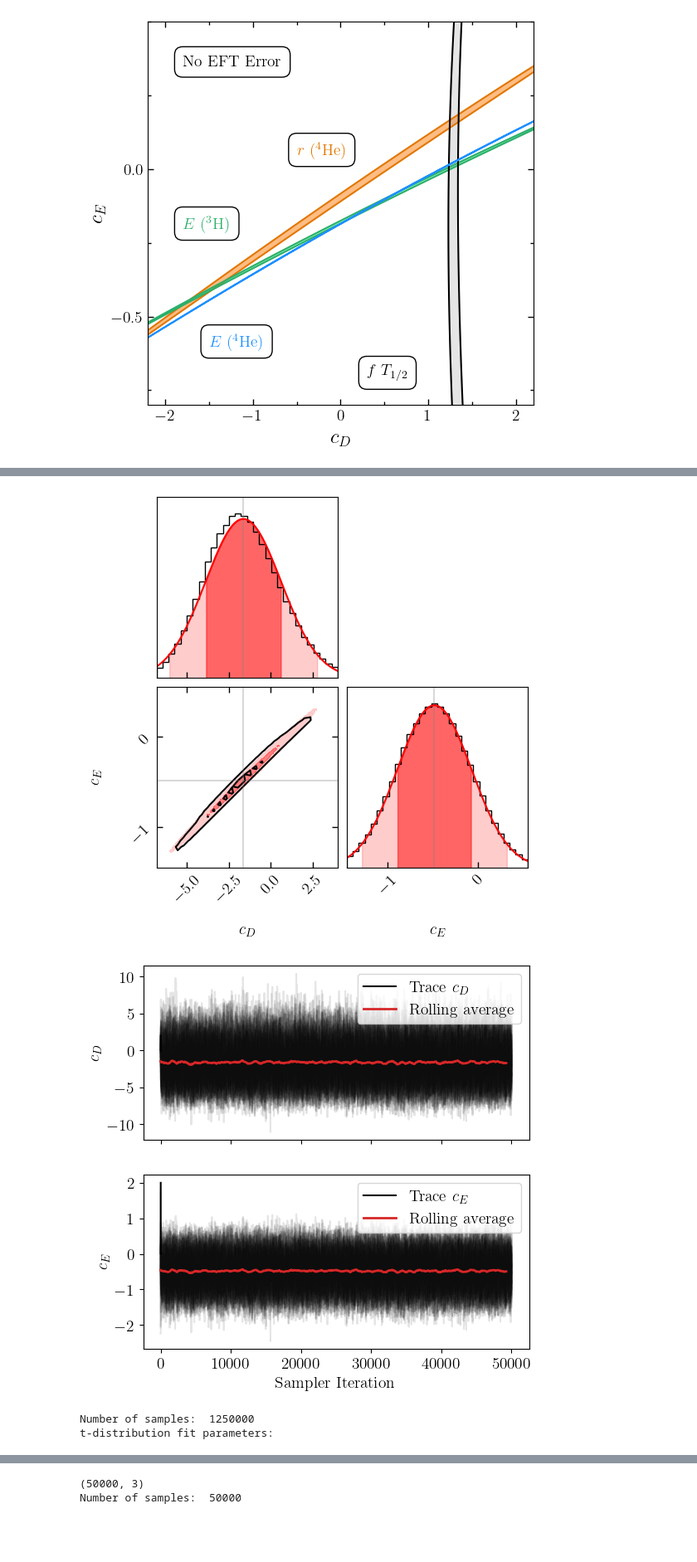
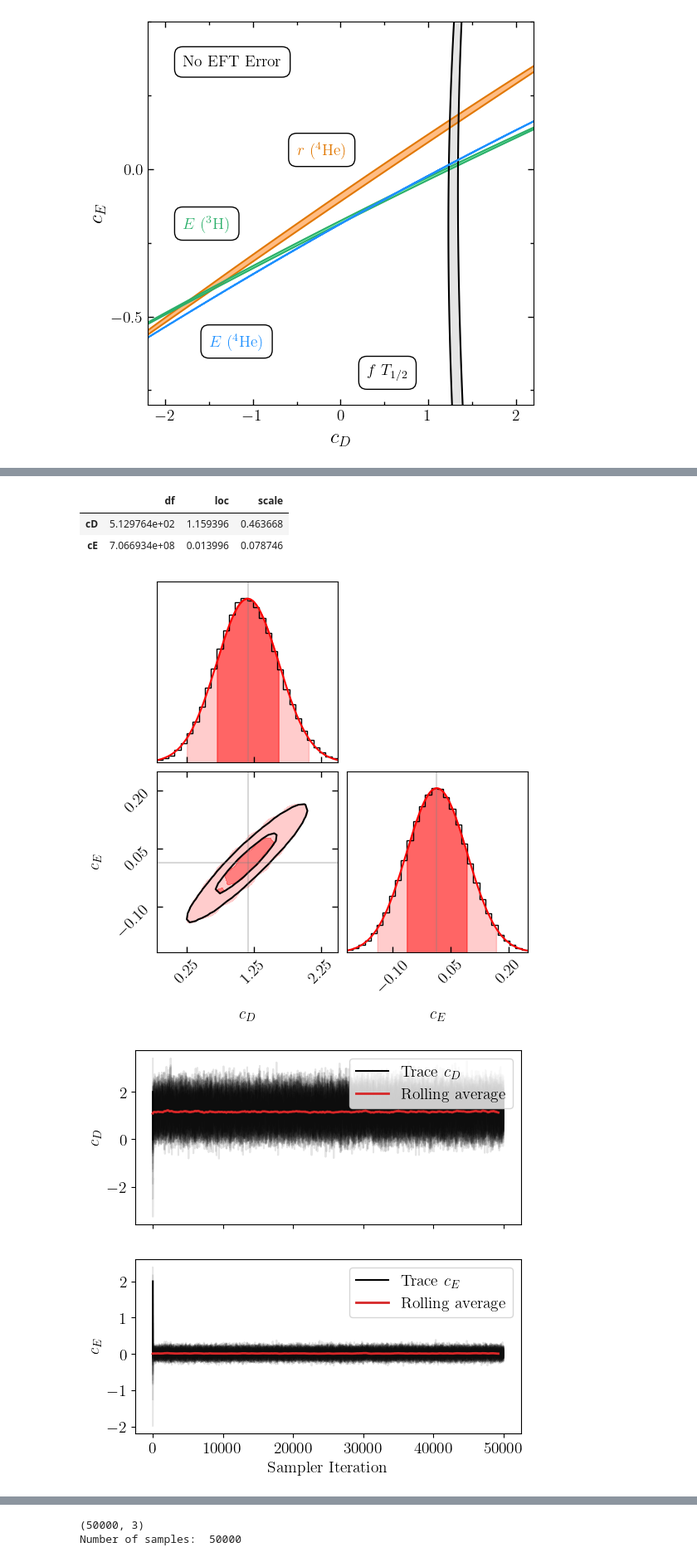
Before and after one commit to stommen/tif285-projects, a Jupyter notebook: project_1/project1_JHOS.ipynb, the cells around one changed output, grey strips where cells are left out. Shown at 83% size. Saved outputs shown, nothing was run; the diff lists cells and outputs as text; code cells hidden in the pictures; blank space fills up the shorter version.

```diff
--- a/project_1/project1_JHOS.ipynb
+++ b/project_1/project1_JHOS.ipynb
@@ -354,8 +354,8 @@ pos = np.vstack((cD, cE))
 nwalkers, ndim = pos.T.shape
 
 # The case considering the data set with two observables
-sampler_2 = emcee.EnsembleSampler(nwalkers, ndim, log_prob_fn=log_posterior, args=[('E4He', 'Rp4He')])
-run_2 = sampler_2.run_mcmc(pos.T, 50500, progress=True)
+#sampler_2 = emcee.EnsembleSampler(nwalkers, ndim, log_prob_fn=log_posterior, args=[('E4He', 'Rp4He')])
+#run_2 = sampler_2.run_mcmc(pos.T, 50500, progress=True)
 
 # The case considering the data set with four observables
 sampler_4 = emcee.EnsembleSampler(nwalkers, ndim, log_prob_fn=log_posterior, args=[('E4He', 'Rp4He', 'E3H', 'fT3H')])
@@ -581,7 +581,7 @@ def sample_analyzer(sampler, save=False):
 
     return flat_samples
 
-samples_2 = sample_analyzer(sampler='2',save=False)
+#samples_2 = sample_analyzer(sampler='2',save=False)
 samples_4 = sample_analyzer(sampler='4',save=False)
 # %% [output]
 Number of samples:  1250000
@@ -592,4 +592,5 @@ t-distribution fit parameters:
+|  | df | loc | scale |
+| cD | 5.129764e+02 | 1.159396 | 0.463668 |
+| cE | 7.066934e+08 | 0.013996 | 0.078746 |
-[figure, old version]
+[figure, new version]
-[figure, old version]
+[figure, new version]
-Number of samples:  1250000
-t-distribution fit parameters:
```
Also changed, not shown: parts of 2 cells of this notebook, 1 other file.
